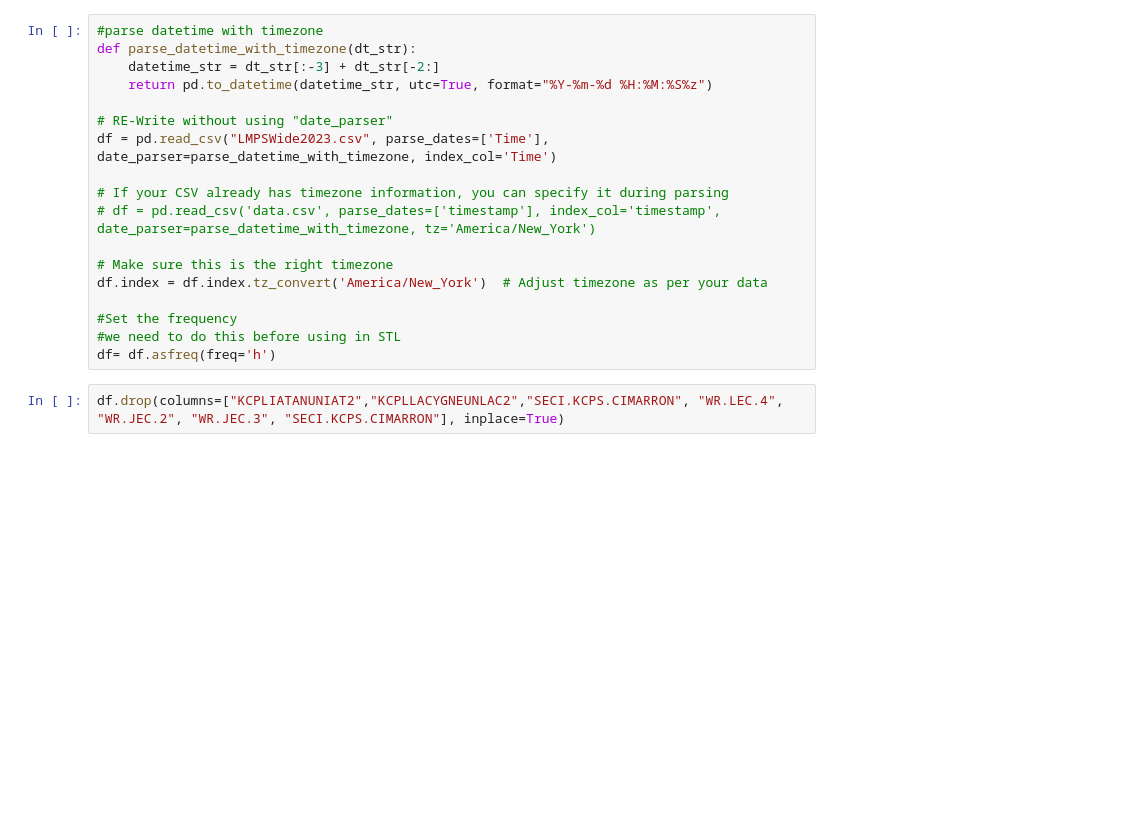
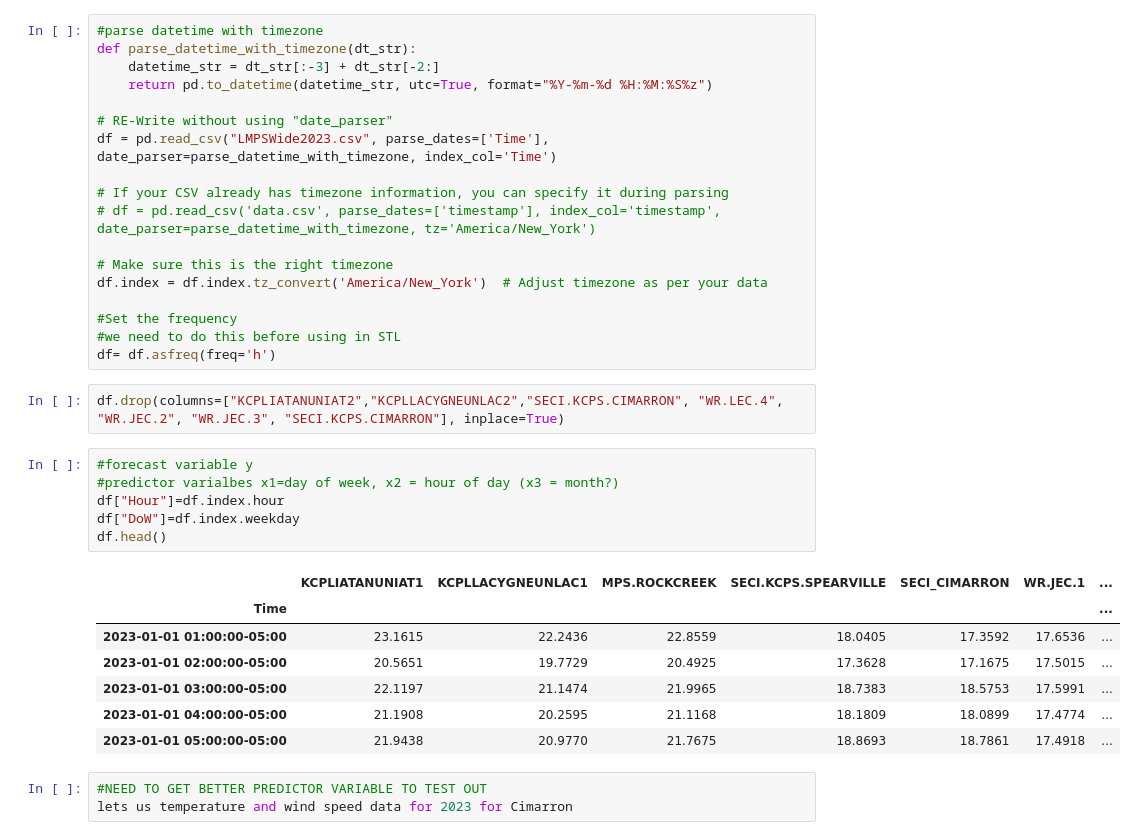
Before and after one commit to maxwellgriffith345/SPPPrices, a Jupyter notebook: FPPPart2.ipynb, the cells around one changed output. Saved outputs shown, nothing was run; the diff lists cells and outputs as text; blank space fills up the shorter version.

```diff
--- a/FPPPart2.ipynb
+++ b/FPPPart2.ipynb
@@ -27,3 +27,20 @@ df.index = df.index.tz_convert('America/New_York')  # Adjust timezone as per you
 df= df.asfreq(freq='h')
 # %%
 df.drop(columns=["KCPLIATANUNIAT2","KCPLLACYGNEUNLAC2","SECI.KCPS.CIMARRON", "WR.LEC.4", "WR.JEC.2", "WR.JEC.3", "SECI.KCPS.CIMARRON"], inplace=True)
+# %%
+#forecast variable y
+#predictor varialbes x1=day of week, x2 = hour of day (x3 = month?)
+df["Hour"]=df.index.hour
+df["DoW"]=df.index.weekday
+df.head()
+# %% [output]
+|  | KCPLIATANUNIAT1 | KCPLLACYGNEUNLAC1 | MPS.ROCKCREEK | SECI.KCPS.SPEARVILLE | SECI_CIMARRON | WR.JEC.1 | ... |
+| Time |  |  |  |  |  |  | ... |
+| 2023-01-01 01:00:00-05:00 | 23.1615 | 22.2436 | 22.8559 | 18.0405 | 17.3592 | 17.6536 | ... |
+| 2023-01-01 02:00:00-05:00 | 20.5651 | 19.7729 | 20.4925 | 17.3628 | 17.1675 | 17.5015 | ... |
+| 2023-01-01 03:00:00-05:00 | 22.1197 | 21.1474 | 21.9965 | 18.7383 | 18.5753 | 17.5991 | ... |
+| 2023-01-01 04:00:00-05:00 | 21.1908 | 20.2595 | 21.1168 | 18.1809 | 18.0899 | 17.4774 | ... |
+| 2023-01-01 05:00:00-05:00 | 21.9438 | 20.9770 | 21.7675 | 18.8693 | 18.7861 | 17.4918 | ... |
+# %%
+#NEED TO GET BETTER PREDICTOR VARIABLE TO TEST OUT
+lets us temperature and wind speed data for 2023 for Cimarron
```
Also changed, not shown: parts of 30 cells of this notebook, 1 other file.
